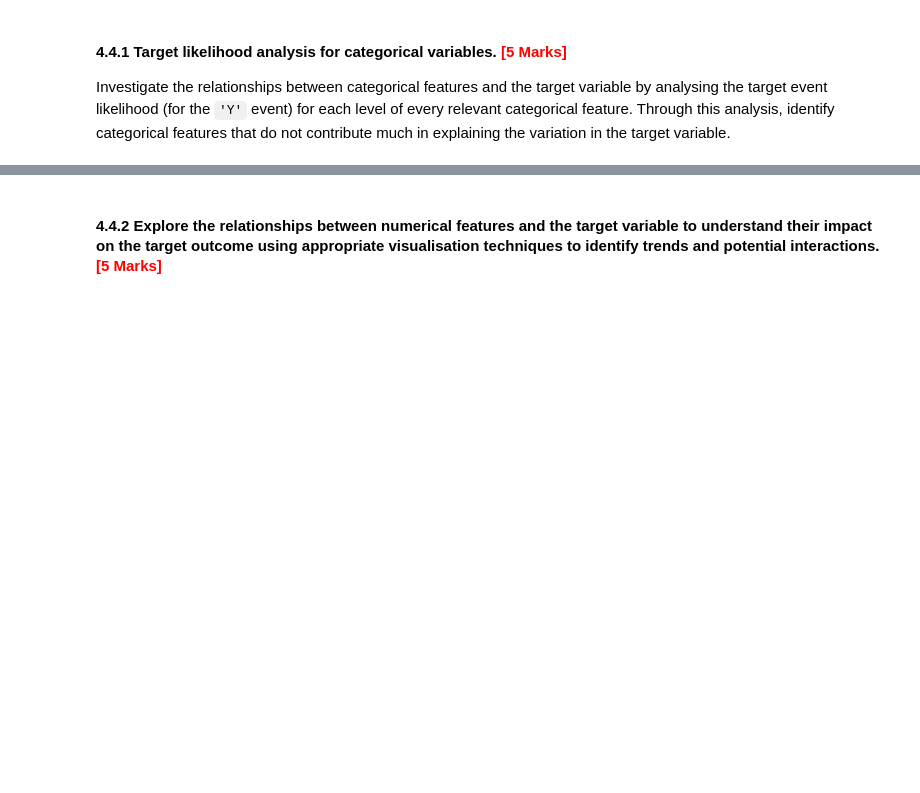
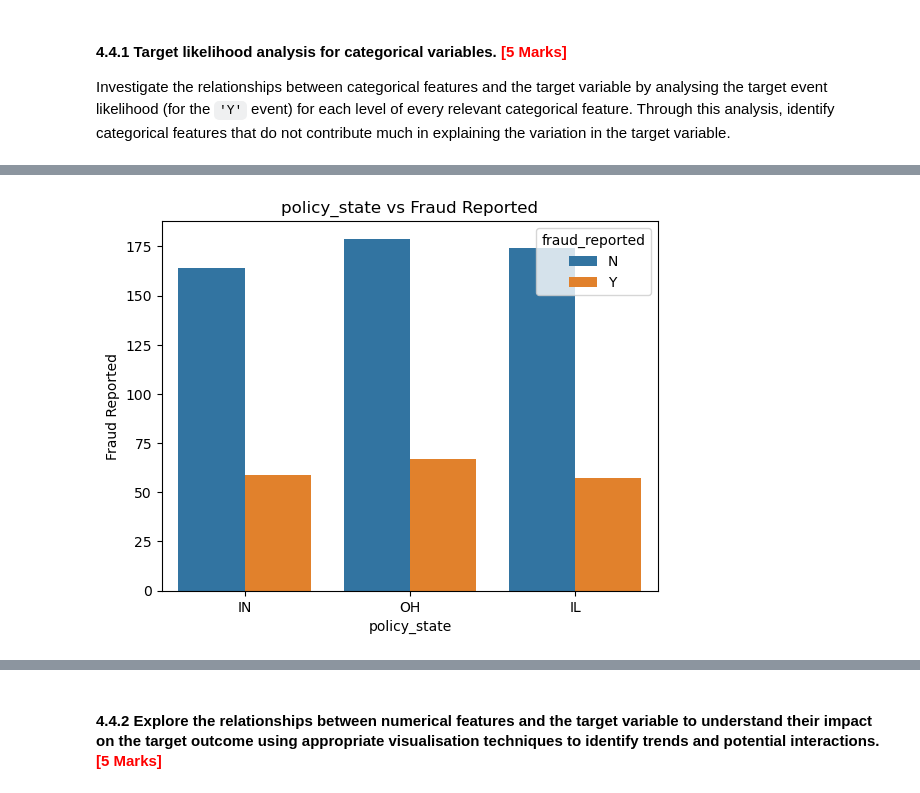
Before and after one commit to narendhar007/fraudclaimdetection, a Jupyter notebook: Fraudulent_Claim_Detection_Starter.ipynb, the cells around one changed output, grey strips where cells are left out. Drawn from its saved outputs; the diff is of its cells as text; code cells hidden in the pictures; blank space fills up the shorter version.

```diff
--- a/Fraudulent_Claim_Detection_Starter.ipynb
+++ b/Fraudulent_Claim_Detection_Starter.ipynb
@@ -866,0 +904,5 @@ Investigate the relationships between categorical features and the target variab
+# %%
+
+fraud_likelihood(claims_train_X, 'policy_state', title='policy_state vs Fraud Reported')
+# %% [output]
+[figure, added]
```
Also changed, not shown: parts of 30 cells of this notebook.
